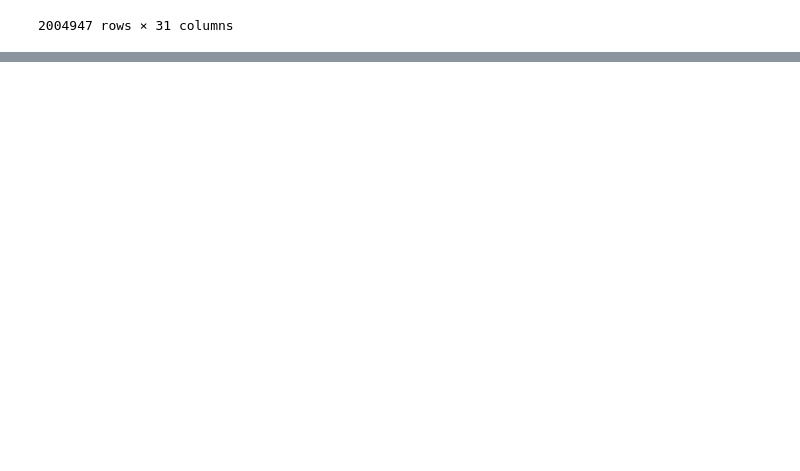
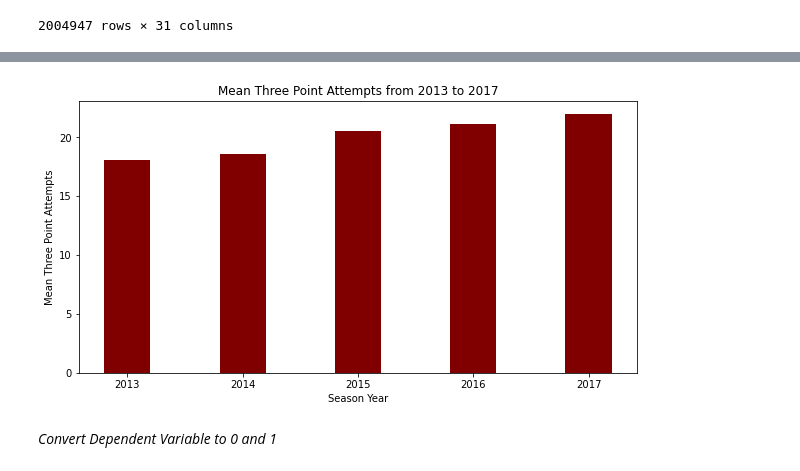
Before and after one commit to chejeong/NBA-NCAA-analytics, a Jupyter notebook: Code/analysis.ipynb, the cells around one changed output, grey strips where cells are left out. Cells and saved outputs as stored; diff of their text form; code cells hidden in the pictures; blank space fills up the shorter version.

```diff
--- a/Code/analysis.ipynb
+++ b/Code/analysis.ipynb
@@ -249,0 +251,21 @@ array(['right', 'left', nan], dtype=object)
+# %%
+data = {'2013':18.05, '2014':18.61, '2015':20.58,
+        '2016':21.17, '2017':21.99}
+years = list(data.keys())
+values = list(data.values())
+
+fig = plt.figure(figsize = (10, 5))
+
+# creating the bar plot
+plt.bar(years, values, color ='maroon',
+        width = 0.4)
+
+
+plt.xlabel("Season Year")
+plt.ylabel("Mean Three Point Attempts")
+plt.title("Mean Three Point Attempts from 2013 to 2017")
+plt.show()
+# %% [output]
+[figure, added]
+# %% [markdown]
+*Convert Dependent Variable to 0 and 1*
```
Also changed, not shown: parts of 20 cells of this notebook, 3 other files.
